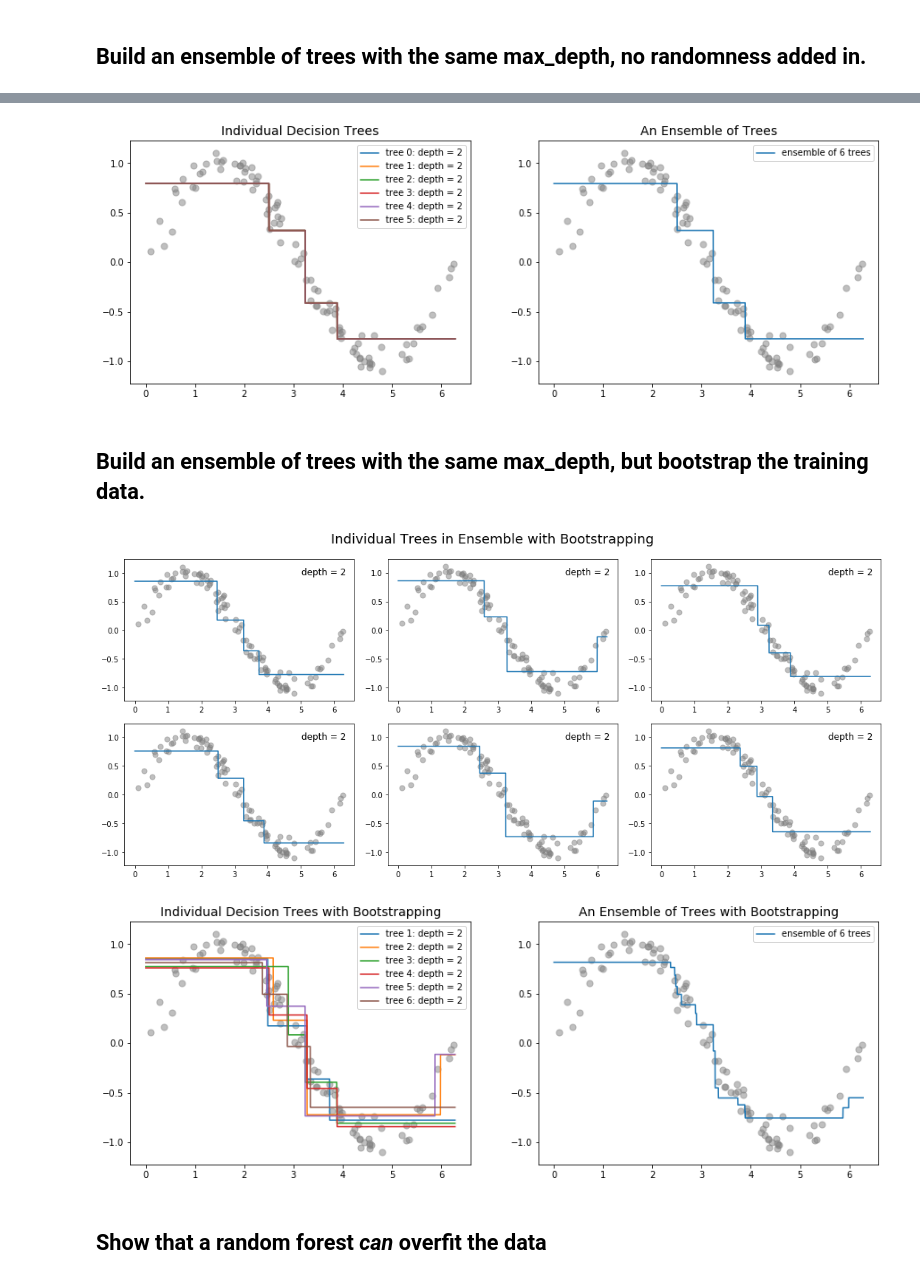
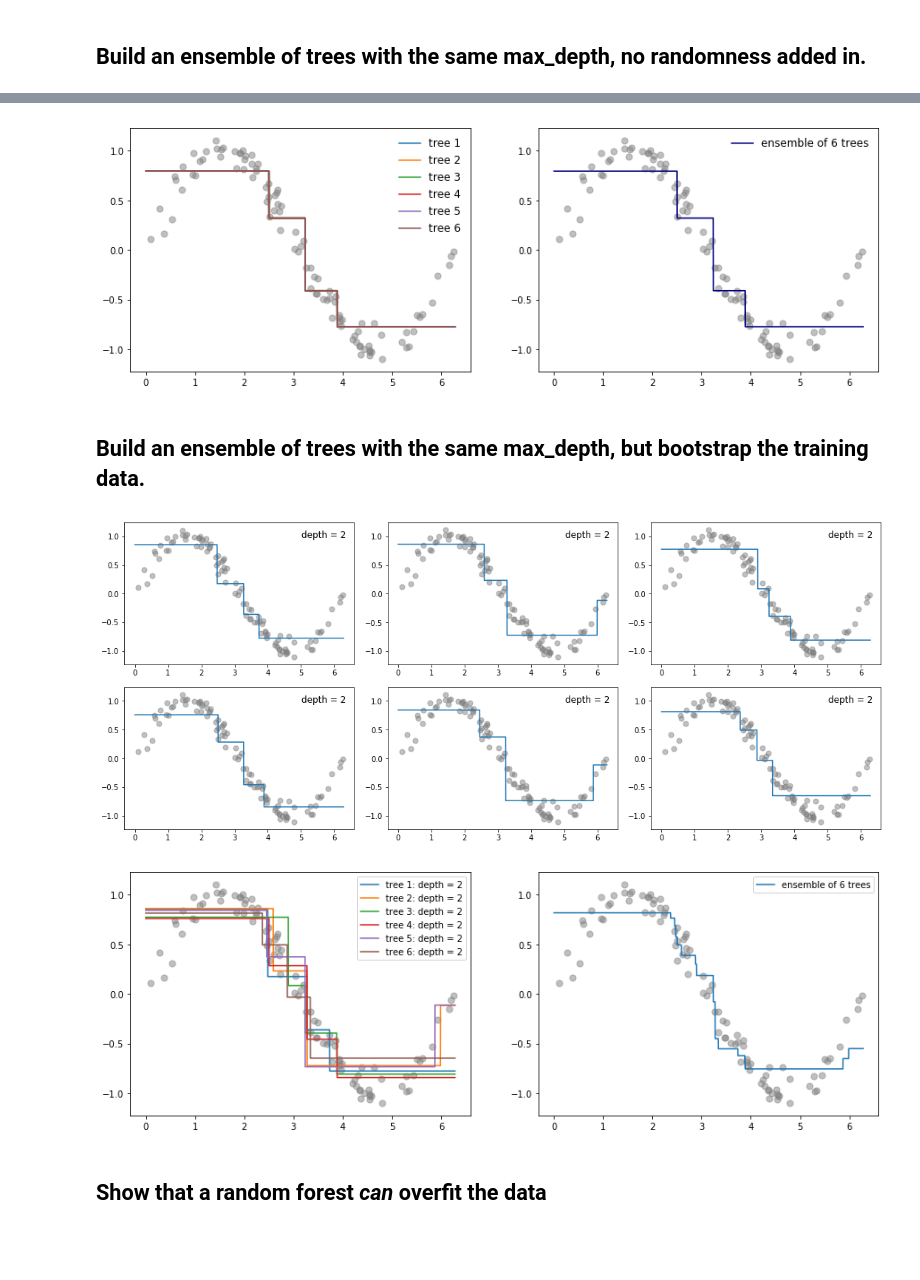
Before and after one commit to jmbuyck/articles, a Jupyter notebook: random_forest_regressor/RFR_Explained.ipynb, the cells around one changed output, grey strips where cells are left out. Cells and saved outputs as stored; diff of their text form; code cells hidden in the pictures; blank space fills up the shorter version.

```diff
--- a/random_forest_regressor/RFR_Explained.ipynb
+++ b/random_forest_regressor/RFR_Explained.ipynb
@@ -25,7 +55,9 @@ from synthetic_data.generate import sine_data
 # %%
-# generate synthetic data based on sine function
+# set range of x-values for our demonstration
 min_x = 0
 max_x = 2 * pi
+
+# generate synthetic data based on sine function
 X, y = sine_data(
     min_x=min_x,
     max_x=max_x,
@@ -35,7 +67,10 @@ X, y = sine_data(
     error_std_dev=0.1
 )
 
-plt.scatter(X, y, alpha=.5, c='gray', s=50)
-plt.title('Our Training Data')
+# plot the data we just created
+plot_training_data(X, y)
+if print_title:
+    plt.title('The Training Data')
+plt.savefig('training_data', dpi=default_dpi)
 plt.show()
 # %% [output]
@@ -43,6 +78,6 @@ plt.show()
 # %%
 # generate some x-values for plotting models later on
-X_model_plot = np.linspace(min_x, max_x, num=10000, endpoint=True)
+X_model_plot = np.linspace(min_x, max_x, num=10_000, endpoint=True)
 # %% [markdown]
 ## Build a few decision trees of various depths
 # %%
@@ -184,41 +237,54 @@ plt.show()
 # %%
 # TODO plot side by side: all decision tree models on one graph, next to the ensemble
 # GOAL: show without bootstrapping we have not changed the model results
 
 # figure size to keep all of the subplots legible
 plt.figure(figsize=(15, 5))
 
 # plot the model for each tree within the ensemble on the same graph
 plt.subplot(1, 2, 1)
-plt.title(f'Individual Decision Trees', fontsize=14)
-plt.scatter(X, y, alpha=.5, c='gray', s=50)
+if print_title:
+    plt.title(f'Individual Decision Trees', fontsize=14)
+plot_training_data(X, y)
 
 for idx, tree in enumerate(my_first_ensemble):
     tree_depth = tree.get_depth()
 
     # generate the predictions for plotting the model
     y_model_plot = tree.predict(X_model_plot.reshape(-1, 1))
 
-    plt.plot(X_model_plot, y_model_plot, label=f'tree {idx}: depth = {tree_depth}')
-    plt.legend()
+#     plt.plot(X_model_plot, y_model_plot, label=f'tree {idx}: depth = {tree_depth}')
+    plot_model_results(
+        X=X_model_plot,
+        y_hat=y_model_plot,
+        c=None,
+#         label=f'tree {idx + 1}: depth = {tree_depth}',
+        label=f'tree {idx + 1}',
+        legend_line_size=2
+    )
 
-
-    # this keeps the plot margins tight, without messing up the suptitle! see top answer at:
-    # https://stackoverflow.com/questions/8248467/matplotlib-tight-layout-doesnt-take-into-account-figure-suptitle
-#     plt.tight_layout(rect=[0, .3, 1, 0.95])
-
+#     plt.legend()
 
 # plot the results of ensemble on another graph
 plt.subplot(1, 2, 2)
-plt.title(f'An Ensemble of Trees', fontsize=14)
-plt.scatter(X, y, alpha=.5, c='gray', s=50)
+if print_title:
+    plt.title(f'An Ensemble of Trees', fontsize=14)
+plot_training_data(X, y)
 y_model_plot = ensemble_predict(X_model_plot, my_first_ensemble)
-plt.plot(X_model_plot, y_model_plot, label=f'ensemble of {len(my_first_ensemble)} trees')
-plt.legend()
+# plt.plot(X_model_plot, y_model_plot, label=f'ensemble of {len(my_first_ensemble)} trees')
+plot_model_results(
+    X=X_model_plot,
+    y_hat=y_model_plot,
+    label=f'ensemble of {len(my_first_ensemble)} trees',
+    legend_line_size=2
+)
+# plt.legend()
+
+# final touches on our plot and saving to file
 
 plt.show()
 # %% [output]
-[figure, old version]
+[figure, new version]
 # %% [markdown]
 ## Build an ensemble of trees with the same max_depth, but bootstrap the training data.
 # %%
@@ -249,7 +315,7 @@ for idx, tree in enumerate(my_next_ensemble):
     y_model_plot = tree.predict(X_model_plot.reshape(-1, 1))
 
     plt.subplot(subplot_dim, subplot_dim, idx+1)
-    plt.scatter(X, y, alpha=.5, c='gray', s=50)
+    plot_training_data(X, y)
 
     plt.plot(X_model_plot, y_model_plot, label=f'depth = {tree_depth}')
     plt.legend(handlelength=0, frameon=False, fontsize=12)
@@ -258,10 +324,11 @@ for idx, tree in enumerate(my_next_ensemble):
     # https://stackoverflow.com/questions/8248467/matplotlib-tight-layout-doesnt-take-into-account-figure-suptitle
     plt.tight_layout(rect=[0, 0.03, 1, 0.95])
 
-plt.suptitle('Individual Trees in Ensemble with Bootstrapping', fontsize=18)
+if print_title:
+    plt.suptitle('Individual Trees in Ensemble with Bootstrapping', fontsize=18)
 plt.show()
 # %% [output]
-[figure, old version]
+[figure, new version]
 # %%
 # TODO plot side by side: all decision tree models on one graph, next to the ensemble
 # GOAL: see that not only does the ensemble produce a different result,
@@ -272,8 +339,9 @@ plt.figure(figsize=(15, 5))
 
 # plot the model for each tree within the ensemble on the same graph
 plt.subplot(1, 2, 1)
-plt.title(f'Individual Decision Trees with Bootstrapping', fontsize=14)
-plt.scatter(X, y, alpha=.5, c='gray', s=50)
+if print_title:
+    plt.title(f'Individual Decision Trees with Bootstrapping', fontsize=14)
+plot_training_data(X, y)
 
 for idx, tree in enumerate(my_next_ensemble):
     tree_depth = tree.get_depth()
@@ -284,23 +352,18 @@ for idx, tree in enumerate(my_next_ensemble):
     plt.plot(X_model_plot, y_model_plot, label=f'tree {idx + 1}: depth = {tree_depth}')
     plt.legend()
 
-
-    # this keeps the plot margins tight, without messing up the suptitle! see top answer at:
-    # https://stackoverflow.com/questions/8248467/matplotlib-tight-layout-doesnt-take-into-account-figure-suptitle
-#     plt.tight_layout(rect=[0, .3, 1, 0.95])
-
-
 # plot the results of ensemble on another graph
 plt.subplot(1, 2, 2)
-plt.title(f'An Ensemble of Trees with Bootstrapping', fontsize=14)
-plt.scatter(X, y, alpha=.5, c='gray', s=50)
+if print_title:
+    plt.title(f'An Ensemble of Trees with Bootstrapping', fontsize=14)
+plot_training_data(X, y)
 y_model_plot = ensemble_predict(X_model_plot, my_next_ensemble)
 plt.plot(X_model_plot, y_model_plot, label=f'ensemble of {len(my_first_ensemble)} trees')
 plt.legend()
 
 plt.show()
 # %% [output]
-[figure, old version]
+[figure, new version]
 # %% [markdown]
 ## Show that a random forest _can_ overfit the data
 # %%
```
Also changed, not shown: parts of 10 cells of this notebook.
